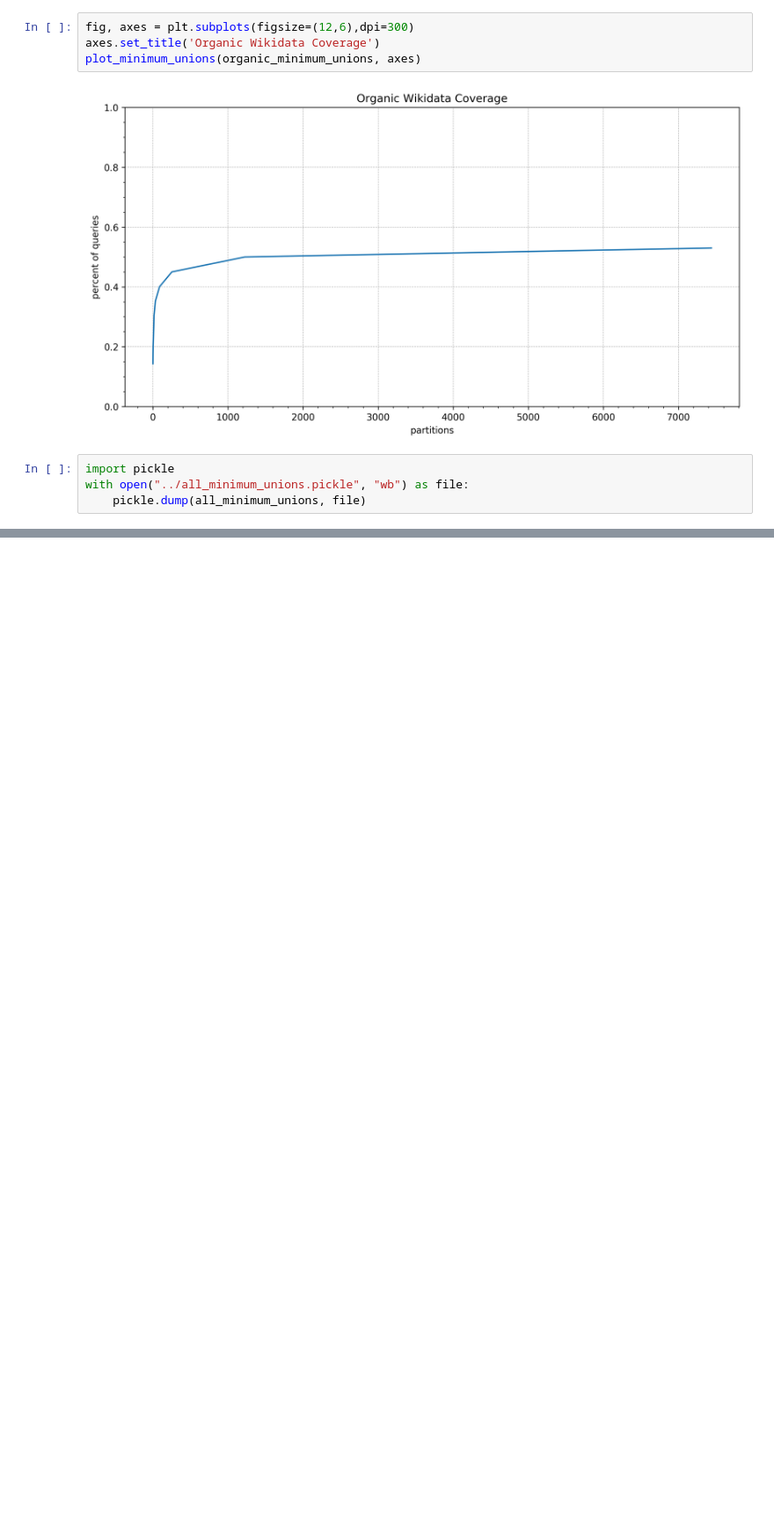
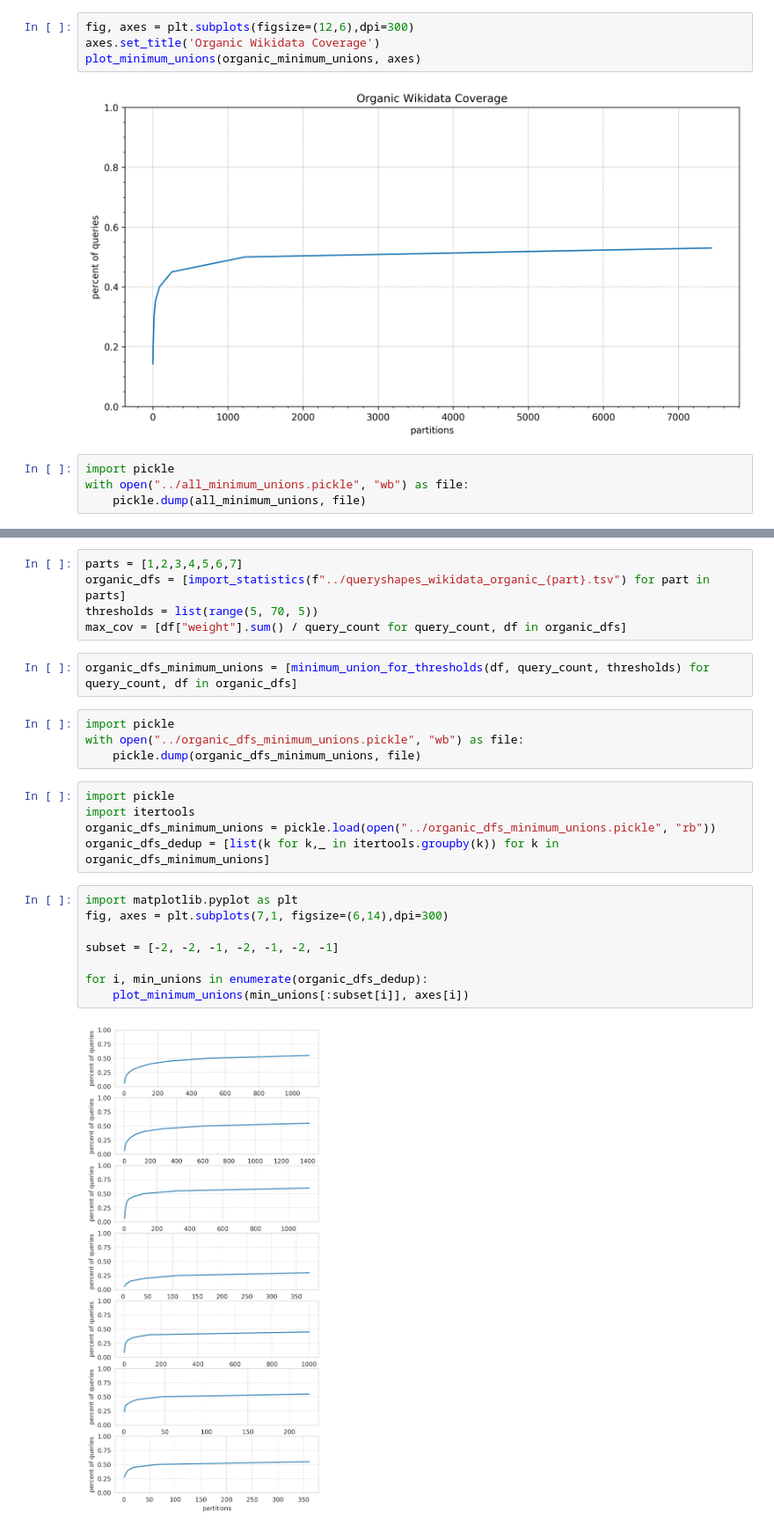
Before and after one commit to aWdas/wu-bachelor-thesis, a Jupyter notebook: log-statistics/weighted-minimum-union.ipynb, the cells around one changed output, grey strips where cells are left out. Shown at 88% size. Cells and saved outputs as stored; diff of their text form; blank space fills up the shorter version.

```diff
--- a/log-statistics/weighted-minimum-union.ipynb
+++ b/log-statistics/weighted-minimum-union.ipynb
@@ -292,0 +313,26 @@ all_minimum_unions
+# %%
+parts = [1,2,3,4,5,6,7]
+organic_dfs = [import_statistics(f"../queryshapes_wikidata_organic_{part}.tsv") for part in parts]
+thresholds = list(range(5, 70, 5))
+max_cov = [df["weight"].sum() / query_count for query_count, df in organic_dfs]
+# %%
+organic_dfs_minimum_unions = [minimum_union_for_thresholds(df, query_count, thresholds) for query_count, df in organic_dfs]
+# %%
+import pickle
+with open("../organic_dfs_minimum_unions.pickle", "wb") as file:
+    pickle.dump(organic_dfs_minimum_unions, file)
+# %%
+import pickle
+import itertools
+organic_dfs_minimum_unions = pickle.load(open("../organic_dfs_minimum_unions.pickle", "rb"))
+organic_dfs_dedup = [list(k for k,_ in itertools.groupby(k)) for k in organic_dfs_minimum_unions]
+# %%
+import matplotlib.pyplot as plt
+fig, axes = plt.subplots(7,1, figsize=(6,14),dpi=300)
+
+subset = [-2, -2, -1, -2, -1, -2, -1]
+
+for i, min_unions in enumerate(organic_dfs_dedup):
+    plot_minimum_unions(min_unions[:subset[i]], axes[i])
+# %% [output]
+[figure, added]
```
Also changed, not shown: parts of 19 cells of this notebook, 10 other files.
